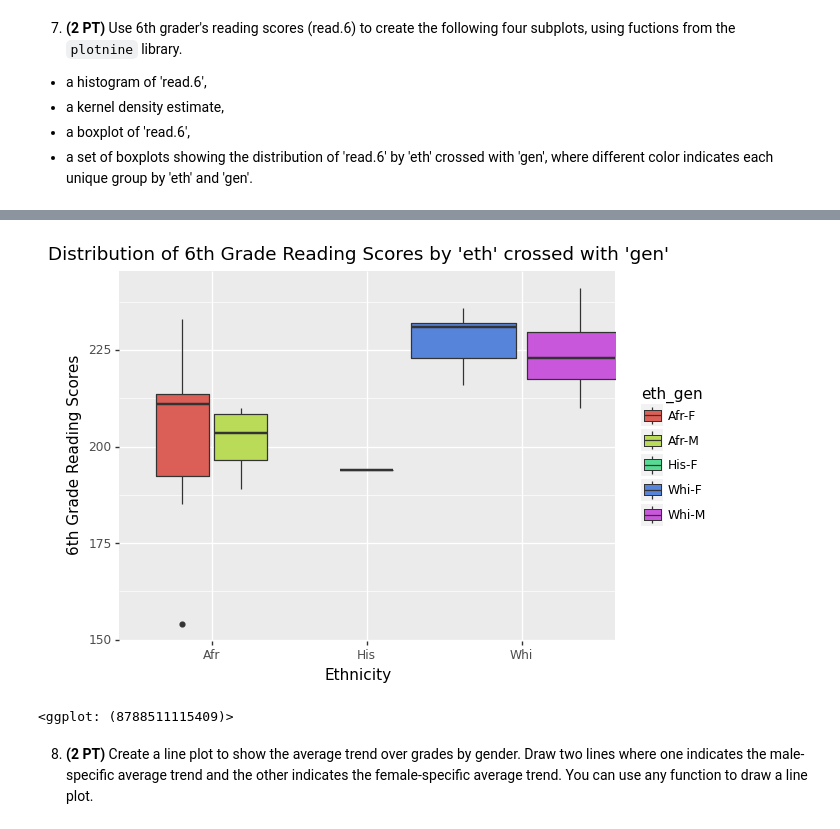
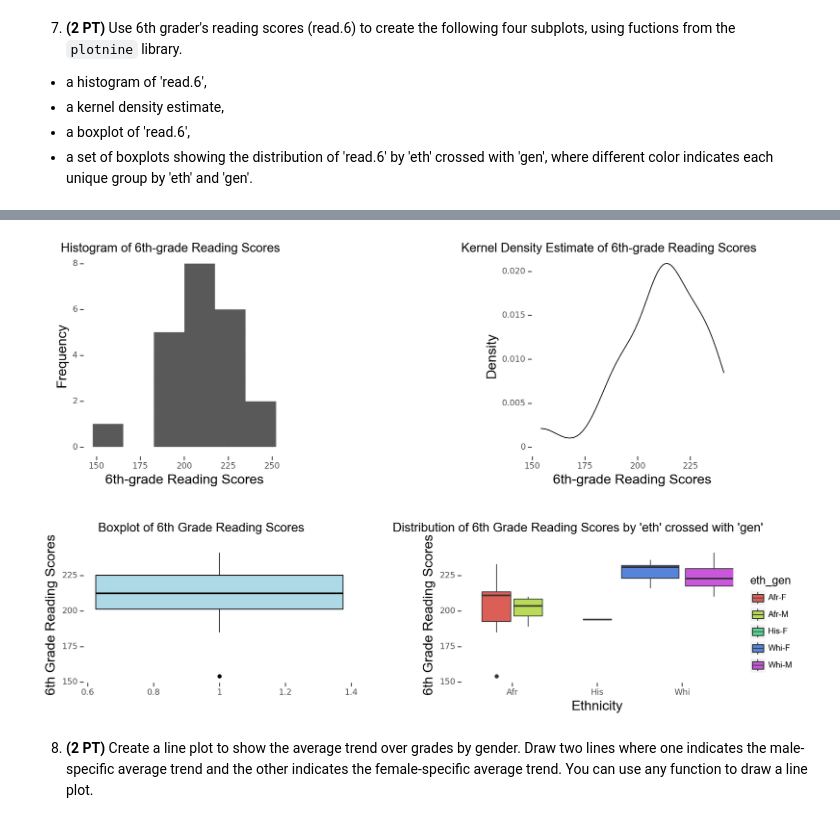
Before and after one commit to willbang548/hudm5199, a Jupyter notebook: programming_assignments/python/visual_minnesota.ipynb, the cells around one changed output, grey strips where cells are left out. Drawn from its saved outputs; the diff is of its cells as text; code cells hidden in the pictures.

Commit message:
new visual_minnesota

```diff
--- a/programming_assignments/python/visual_minnesota.ipynb
+++ b/programming_assignments/python/visual_minnesota.ipynb
@@ -128,10 +116,19 @@ ggplot(df, aes(x = '1', y='read.6'))+ geom_boxplot(color='black', fill='lightblu
-# %%
-df['eth_gen'] = df['eth'] + '-' + df['gen']
-
-ggplot(df, aes(x='eth', y='read.6', fill='eth_gen'))+ geom_boxplot()+ xlab('Ethnicity')+ ylab('6th Grade Reading Scores')+ ggtitle("Distribution of 6th Grade Reading Scores by 'eth' crossed with 'gen'")
-# %% [output]
-[figure, removed]
-<ggplot: (8788511115409)>
+# %%
+g1 = ggplot(df, aes(x = 'read.6')) + geom_histogram() + labs(x = '6th-grade Reading Scores', y = 'Frequency', title = 'Histogram of 6th-grade Reading Scores')
+g2 = ggplot(df, aes(x = 'read.6')) + geom_density() + labs(x = '6th-grade Reading Scores', y = 'Density', title = 'Kernel Density Estimate of 6th-grade Reading Scores')
+g3 = ggplot(df, aes(x = '1', y='read.6'))+ geom_boxplot(color='black', fill='lightblue')+ xlab('')+ ylab('6th Grade Reading Scores')+ ggtitle('Boxplot of 6th Grade Reading Scores')
+df['eth_gen'] = df['eth'] + '-' + df['gen']
+g4 = ggplot(df, aes(x='eth', y='read.6', fill='eth_gen'))+ geom_boxplot()+ xlab('Ethnicity')+ ylab('6th Grade Reading Scores')+ ggtitle("Distribution of 6th Grade Reading Scores by 'eth' crossed with 'gen'")
+
+g1 = pw.load_ggplot(g1, figsize=(2,2))
+g2 = pw.load_ggplot(g2, figsize=(2,2))
+g3 = pw.load_ggplot(g3, figsize=(4,2))
+g4 = pw.load_ggplot(g4, figsize=(4,2))
+
+g1234 = (g1|g2)/(g3|g4)
+g1234
+# %% [output]
+[figure, added]
 # %% [markdown]
 8. **(2 PT)** Create a line plot to show the average trend over grades by gender. Draw two lines where one indicates the male-specific average trend and the other indicates the female-specific average trend. You can use any function to draw a line plot.
 # %%
```
Also changed, not shown: parts of 4 cells of this notebook, 2 other files.
